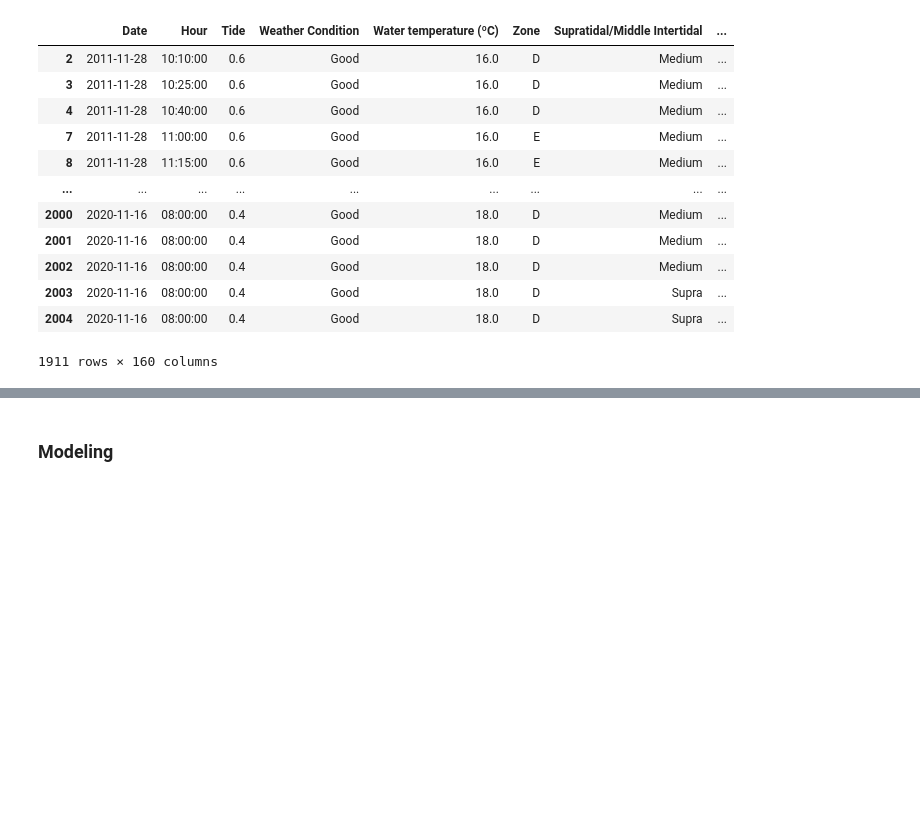
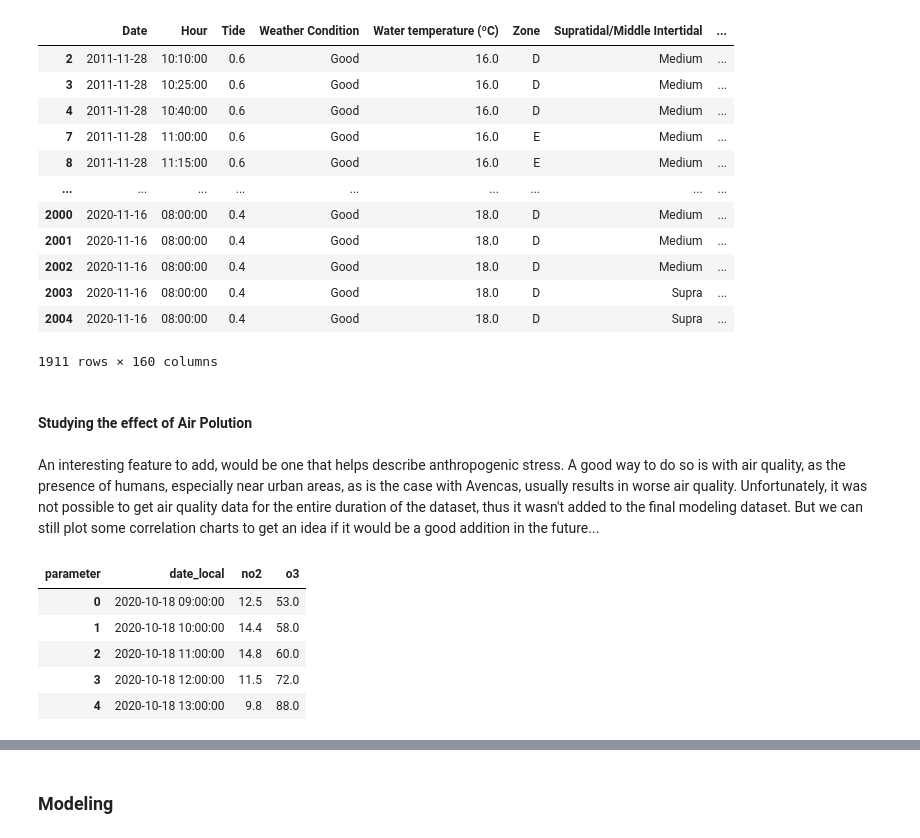
Before and after one commit to duarteoliper/WDL2_2023, a Jupyter notebook: Submission_phase_2_v2.ipynb, the cells around one changed output, grey strips where cells are left out. Drawn from its saved outputs; the diff is of its cells as text; code cells hidden in the pictures; blank space fills up the shorter version.

```diff
--- a/Submission_phase_2_v2.ipynb
+++ b/Submission_phase_2_v2.ipynb
@@ -972,3 +972,17 @@ df
 | 2003 | 2020-11-16 | 08:00:00 | 0.4 | Good | 18.0 | D | Supra | ... |
 | 2004 | 2020-11-16 | 08:00:00 | 0.4 | Good | 18.0 | D | Supra | ... |
 1911 rows × 160 columns
+# %% [markdown]
+#### Studying the effect of Air Polution
+# %% [markdown]
+An interesting feature to add, would be one that helps describe anthropogenic stress. A good way to do so is with air quality, as the presence of humans, especially near urban areas, as is the case with Avencas, usually results in worse air quality. Unfortunately, it was not possible to get air quality data for the entire duration of the dataset, thus it wasn't added to the final modeling dataset. But we can still plot some correlation charts to get an idea if it would be a good addition in the future...
+# %%
+# The process of getting this data is in the Annex
+df_airqual_pv.head()
+# %% [output]
+| parameter | date_local | no2 | o3 |
+| 0 | 2020-10-18 09:00:00 | 12.5 | 53.0 |
+| 1 | 2020-10-18 10:00:00 | 14.4 | 58.0 |
+| 2 | 2020-10-18 11:00:00 | 14.8 | 60.0 |
+| 3 | 2020-10-18 12:00:00 | 11.5 | 72.0 |
+| 4 | 2020-10-18 13:00:00 | 9.8 | 88.0 |
```
Also changed, not shown: parts of 52 cells of this notebook.
